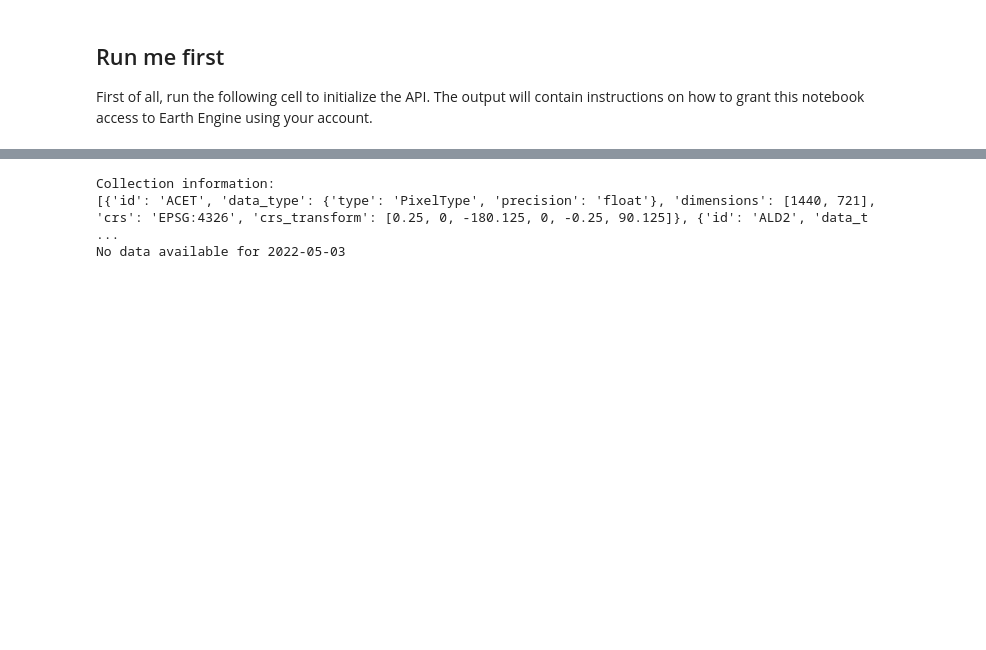
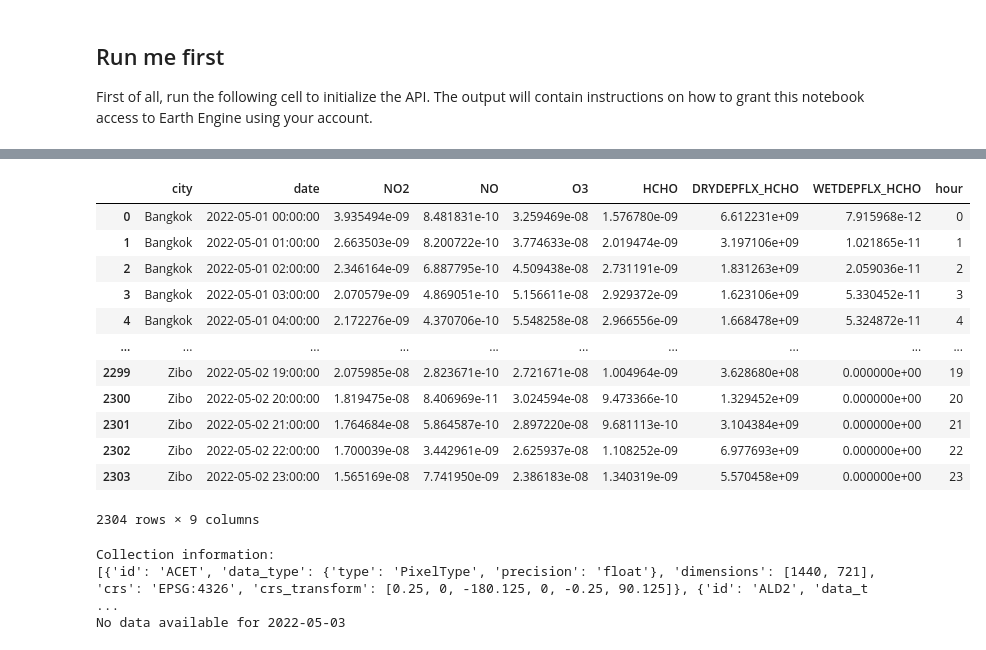
Before and after one commit to Fu-Weitao/EarthEngine, a Jupyter notebook: tutorials/intro-to-python-api/index.ipynb, the cells around one changed output, grey strips where cells are left out. Cells and saved outputs as stored; diff of their text form; code cells hidden in the pictures; blank space fills up the shorter version.

```diff
--- a/tutorials/intro-to-python-api/index.ipynb
+++ b/tutorials/intro-to-python-api/index.ipynb
@@ -158,3 +207,19 @@ for band in bands:
+# %%
+data_df
+# %% [output]
+|  | city | date | NO2 | NO | O3 | HCHO | DRYDEPFLX_HCHO | WETDEPFLX_HCHO | hour |
+| 0 | Bangkok | 2022-05-01 00:00:00 | 3.935494e-09 | 8.481831e-10 | 3.259469e-08 | 1.576780e-09 | 6.612231e+09 | 7.915968e-12 | 0 |
+| 1 | Bangkok | 2022-05-01 01:00:00 | 2.663503e-09 | 8.200722e-10 | 3.774633e-08 | 2.019474e-09 | 3.197106e+09 | 1.021865e-11 | 1 |
+| 2 | Bangkok | 2022-05-01 02:00:00 | 2.346164e-09 | 6.887795e-10 | 4.509438e-08 | 2.731191e-09 | 1.831263e+09 | 2.059036e-11 | 2 |
+| 3 | Bangkok | 2022-05-01 03:00:00 | 2.070579e-09 | 4.869051e-10 | 5.156611e-08 | 2.929372e-09 | 1.623106e+09 | 5.330452e-11 | 3 |
+| 4 | Bangkok | 2022-05-01 04:00:00 | 2.172276e-09 | 4.370706e-10 | 5.548258e-08 | 2.966556e-09 | 1.668478e+09 | 5.324872e-11 | 4 |
+| ... | ... | ... | ... | ... | ... | ... | ... | ... | ... |
+| 2299 | Zibo | 2022-05-02 19:00:00 | 2.075985e-08 | 2.823671e-10 | 2.721671e-08 | 1.004964e-09 | 3.628680e+08 | 0.000000e+00 | 19 |
+| 2300 | Zibo | 2022-05-02 20:00:00 | 1.819475e-08 | 8.406969e-11 | 3.024594e-08 | 9.473366e-10 | 1.329452e+09 | 0.000000e+00 | 20 |
+| 2301 | Zibo | 2022-05-02 21:00:00 | 1.764684e-08 | 5.864587e-10 | 2.897220e-08 | 9.681113e-10 | 3.104384e+09 | 0.000000e+00 | 21 |
+| 2302 | Zibo | 2022-05-02 22:00:00 | 1.700039e-08 | 3.442961e-09 | 2.625937e-08 | 1.108252e-09 | 6.977693e+09 | 0.000000e+00 | 22 |
+| 2303 | Zibo | 2022-05-02 23:00:00 | 1.565169e-08 | 7.741950e-09 | 2.386183e-08 | 1.340319e-09 | 5.570458e+09 | 0.000000e+00 | 23 |
+2304 rows × 9 columns
 # %%
 
 
```
Also changed, not shown: parts of 3 cells of this notebook.
